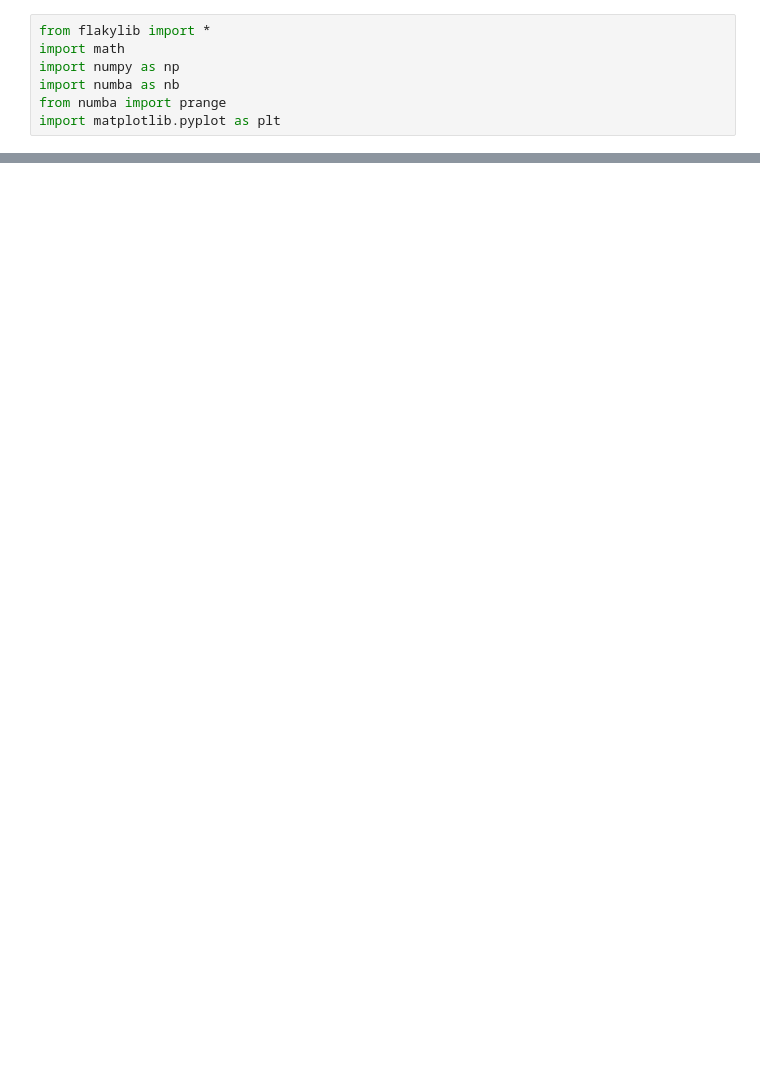
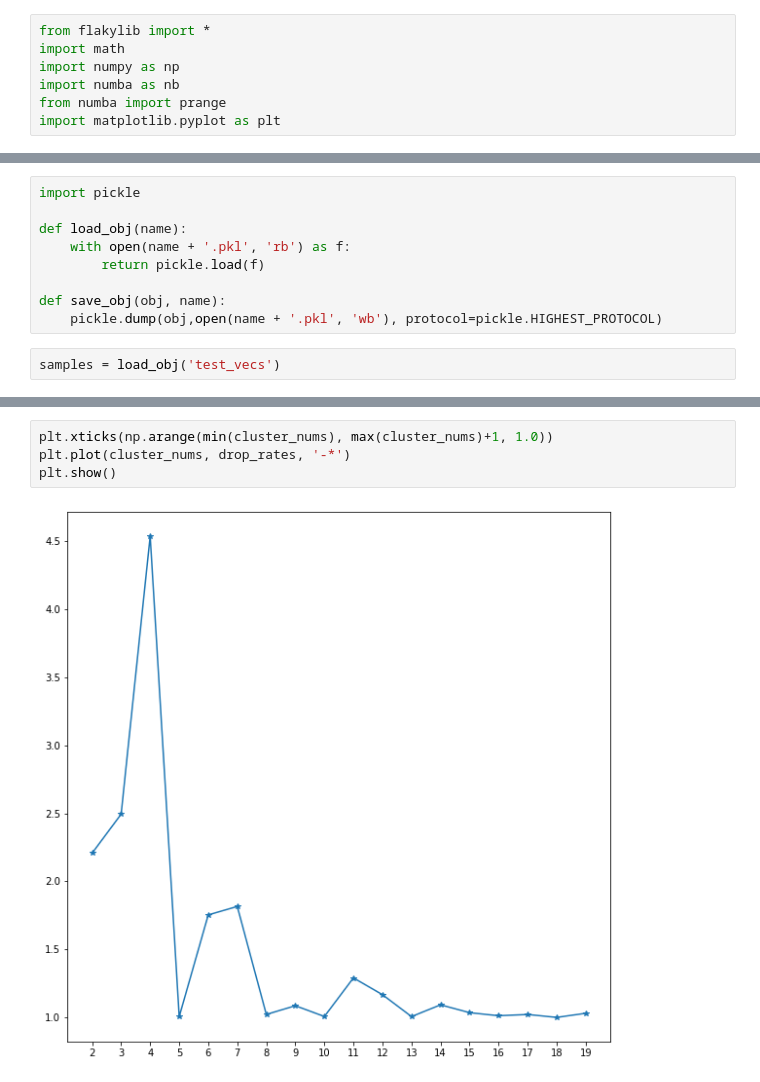
Before and after one commit to R-Mussabayev/flakylib, a Jupyter notebook: number_of_clusters_demo.ipynb, the cells around one changed output, grey strips where cells are left out. Drawn from its saved outputs; the diff is of its cells as text; blank space fills up the shorter version.

```diff
--- a/number_of_clusters_demo.ipynb
+++ b/number_of_clusters_demo.ipynb
@@ -42,0 +159,11 @@ plt.show()
+# %%
+import pickle
+
+def load_obj(name):
+    with open(name + '.pkl', 'rb') as f:
+        return pickle.load(f)
+
+def save_obj(obj, name):
+    pickle.dump(obj,open(name + '.pkl', 'wb'), protocol=pickle.HIGHEST_PROTOCOL)
+# %%
+samples = load_obj('test_vecs')
@@ -42,0 +188,6 @@ plt.show()
+# %%
+plt.xticks(np.arange(min(cluster_nums), max(cluster_nums)+1, 1.0))
+plt.plot(cluster_nums, drop_rates, '-*')
+plt.show()
+# %% [output]
+[figure, added]
```
Also changed, not shown: parts of 21 cells of this notebook, 2 other files.
